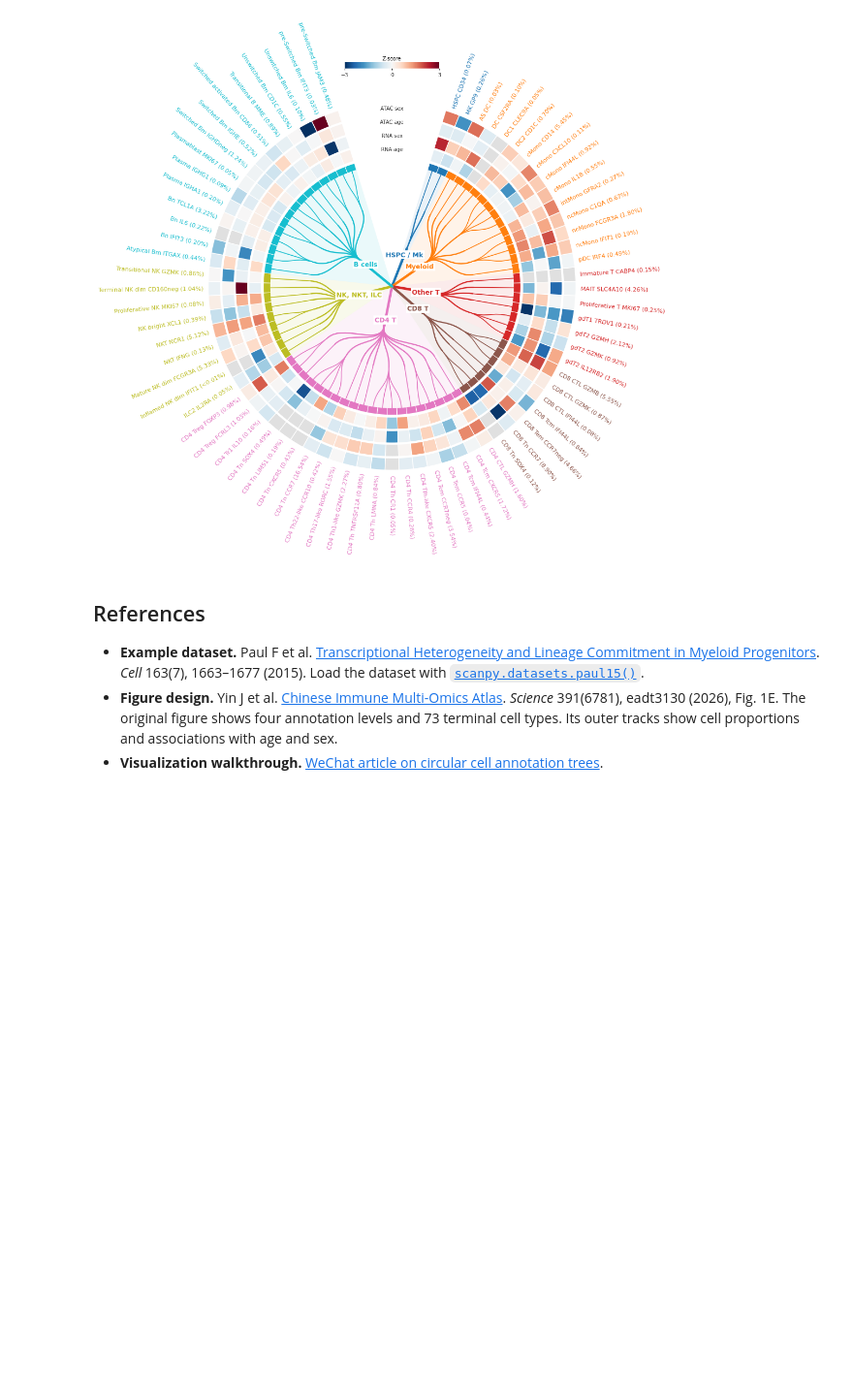
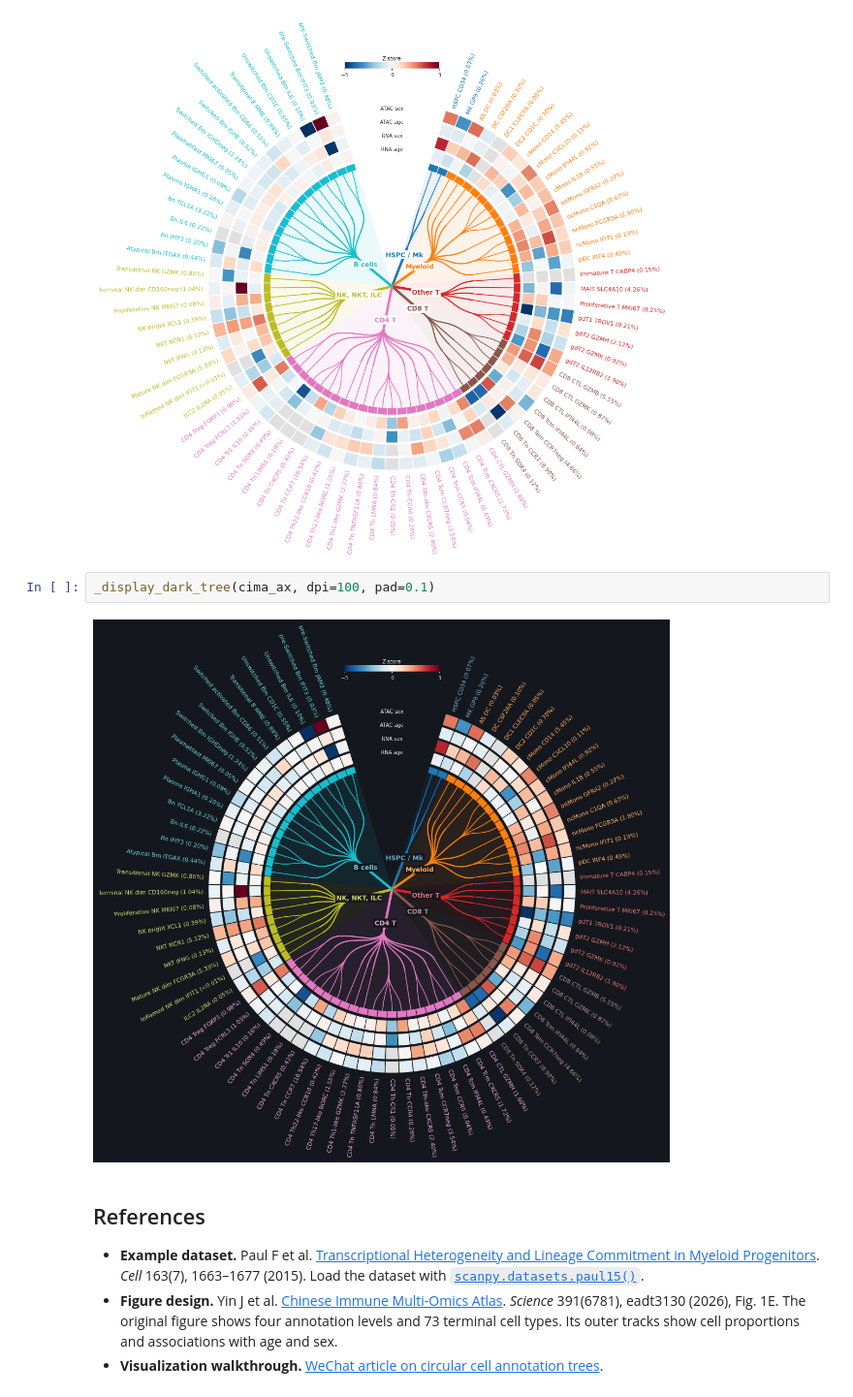
Before and after one commit to omicverse/omicverse-tutorials, a Jupyter notebook: docs/Tutorials-plotting/t_celltype_tree.ipynb, the cells around one changed output. Shown at 97% size. Saved outputs shown, nothing was run; the diff lists cells and outputs as text; blank space fills up the shorter version.

```diff
--- a/docs/Tutorials-plotting/t_celltype_tree.ipynb
+++ b/docs/Tutorials-plotting/t_celltype_tree.ipynb
@@ -143,6 +186,10 @@ cima_ax.figure.subplots_adjust(left=0.045, right=0.955, bottom=0.045, top=0.955)
 cima_ax.figure
 # %% [output]
 [figure]
+# %%
+_display_dark_tree(cima_ax, dpi=100, pad=0.1)
+# %% [output]
+[figure, added]
 # %% [markdown]
 ## References
 
```
Also changed, not shown: parts of 2 cells of this notebook, 1 other file.
